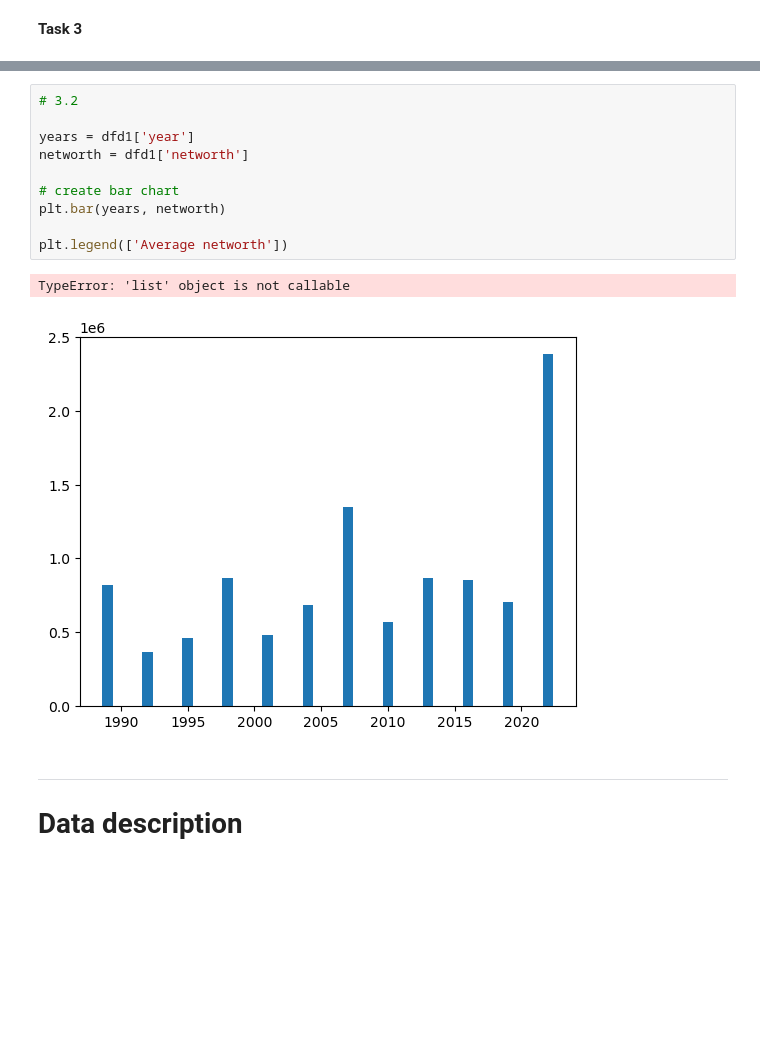
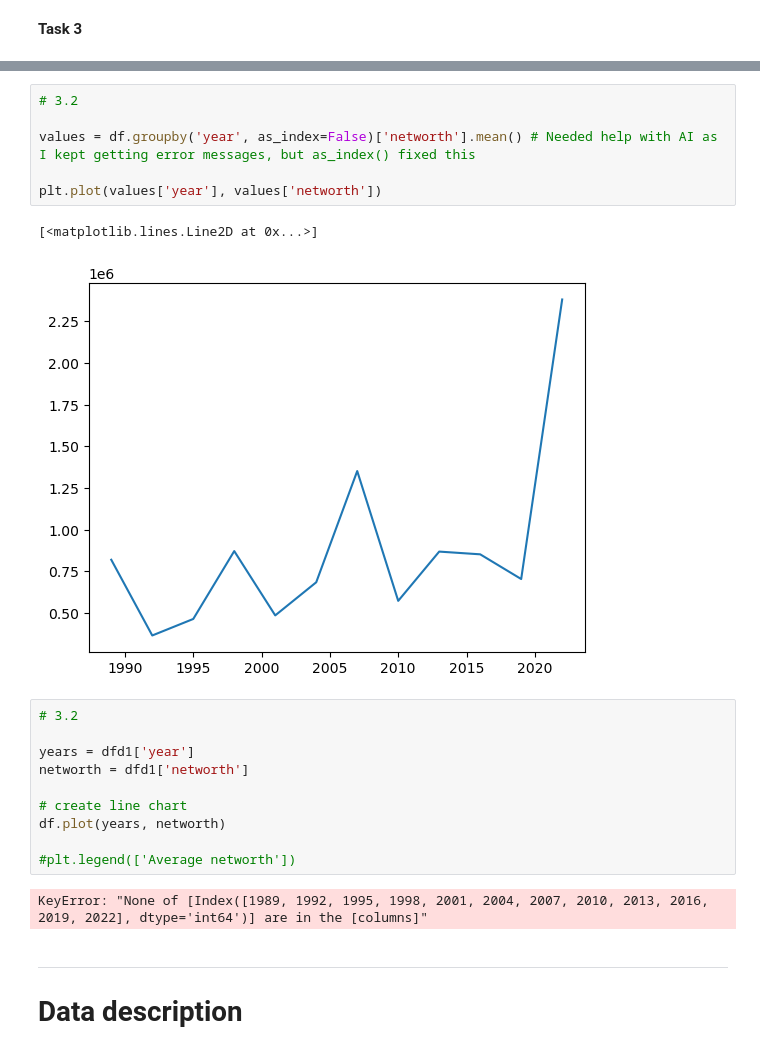
Before and after one commit to kai-thomas15/TECH2-H25-assignment2, a Jupyter notebook: assignment2.ipynb, the cells around one changed output, grey strips where cells are left out. Cells and saved outputs as stored; diff of their text form; blank space fills up the shorter version.

```diff
--- a/assignment2.ipynb
+++ b/assignment2.ipynb
@@ -242,16 +236,24 @@ dfd1
+# %%
+# 3.2
+
+values = df.groupby('year', as_index=False)['networth'].mean() # Needed help with AI as I kept getting error messages, but as_index() fixed this
+
+plt.plot(values['year'], values['networth'])
+# %% [output]
+[<matplotlib.lines.Line2D at 0x...>]
+[figure, added]
 # %%
 # 3.2
 
 years = dfd1['year']
 networth = dfd1['networth']
 
-# create bar chart
-plt.bar(years, networth)
+# create line chart
+df.plot(years, networth)
 
-plt.legend(['Average networth'])
+#plt.legend(['Average networth'])
 # %% [output]
-TypeError: 'list' object is not callable
+KeyError: "None of [Index([1989, 1992, 1995, 1998, 2001, 2004, 2007, 2010, 2013, 2016, 2019, 2022], dtype='int64')] are in the [columns]"
-[figure, removed]
 # %% [markdown]
 ***
 # Data description
```
Also changed, not shown: parts of 2 cells of this notebook.
